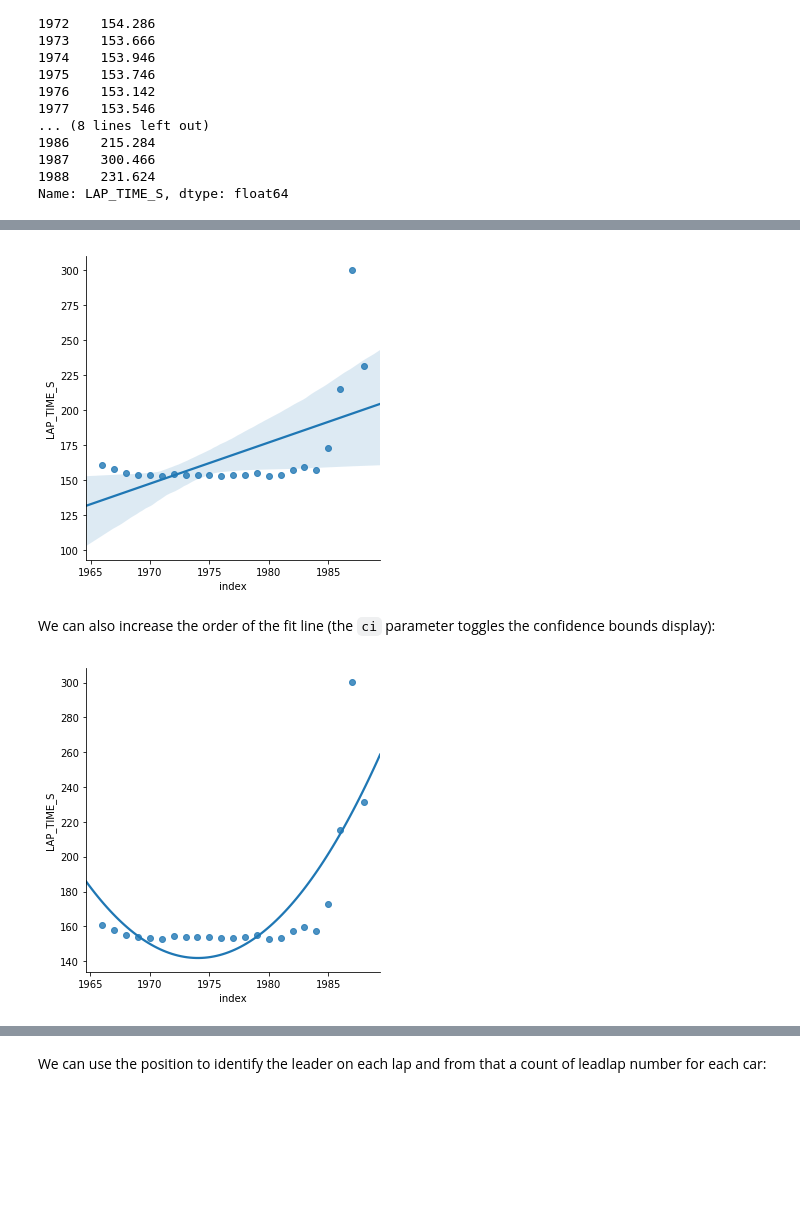
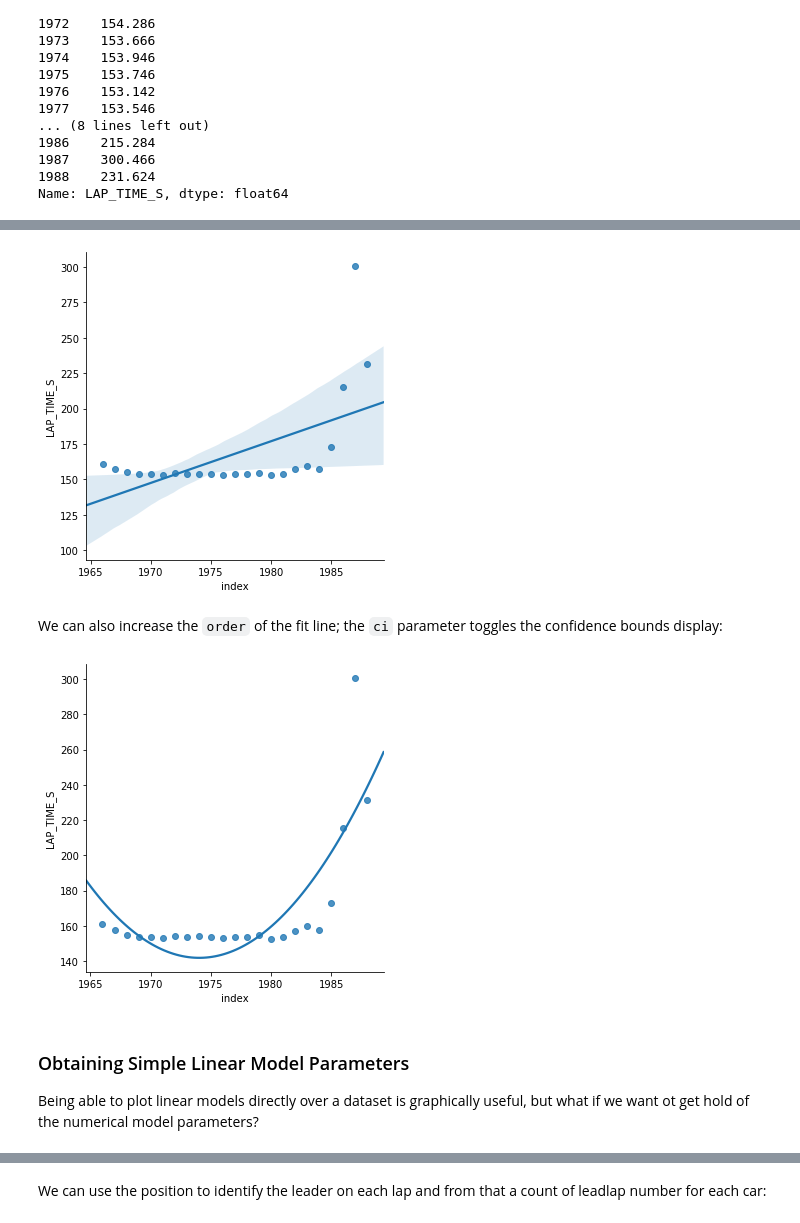
Before and after one commit to f1datajunkie/WEC, a Jupyter notebook: notebooks/Simple demo.ipynb, the cells around one changed output, grey strips where cells are left out. Cells and saved outputs as stored; diff of their text form; code cells hidden in the pictures; blank space fills up the shorter version.

```diff
--- a/notebooks/Simple demo.ipynb
+++ b/notebooks/Simple demo.ipynb
@@ -552,14 +610,20 @@ Fitted without explanation... we should only accept models that appear to fit, i
 # %%
 import seaborn as sns
 
-sns.lmplot(x='index', y='LAP_TIME_S', data=sample_laptimes(laptimes,'56_1', 1, 2).reset_index());
+sns.lmplot(x='index', y='LAP_TIME_S',
+           data=sample_laptimes(laptimes,'56_1', 1, 2).reset_index());
 # %% [output]
-[figure, old version]
+[figure, new version]
 # %% [markdown]
-We can also increase the order of the fit line (the `ci` parameter toggles the confidence bounds display):
+We can also increase the `order` of the fit line; the `ci` parameter toggles the confidence bounds display:
 # %%
-sns.lmplot(x='index', y='LAP_TIME_S', data=sample_laptimes(laptimes,'56_1', 1, 2).reset_index(),
+sns.lmplot(x='index', y='LAP_TIME_S',
+           data=sample_laptimes(laptimes,'56_1', 1, 2).reset_index(),
            order = 2, ci=None);
 # %% [output]
-[figure, old version]
+[figure, new version]
+# %% [markdown]
+### Obtaining Simple Linear Model Parameters
+
+Being able to plot linear models directly over a dataset is graphically useful, but what if we want ot get hold of the numerical model parameters?
 # %%
```
Also changed, not shown: parts of 44 cells of this notebook, 5 other files.
